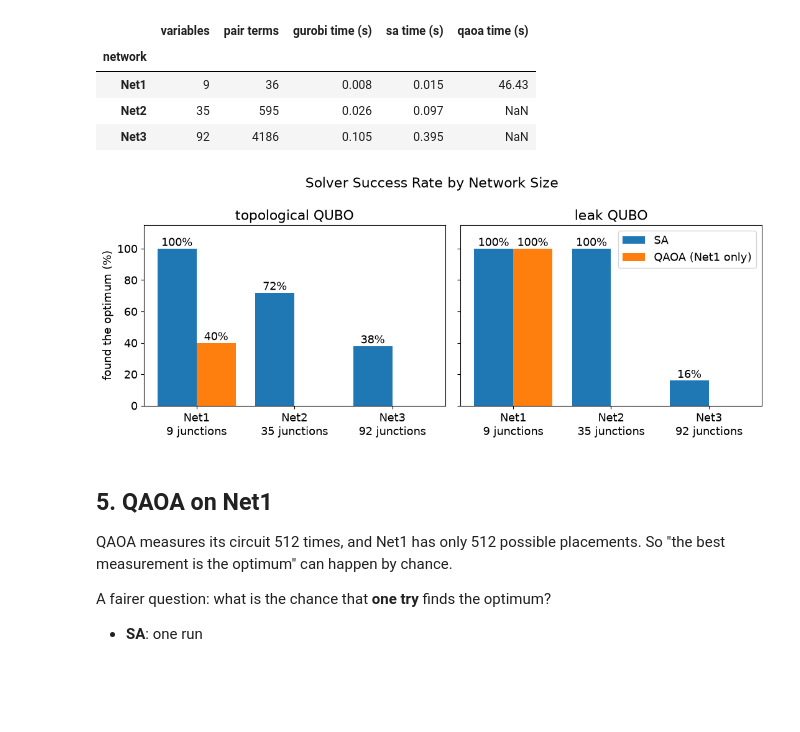
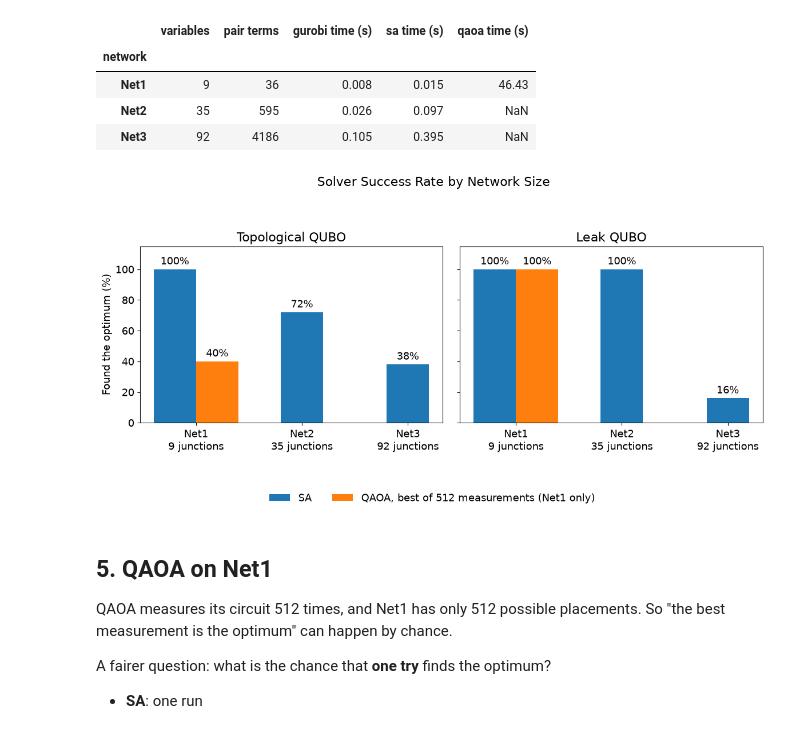
Before and after one commit to hamda-alh/wdn-sensor-qubo, a Jupyter notebook: notebooks/scalability.ipynb, the cells around one changed output. Saved outputs shown, nothing was run; the diff lists cells and outputs as text; code cells hidden in the pictures; blank space fills up the shorter version.

Commit message:
QAOA scalability results

```diff
--- a/notebooks/scalability.ipynb
+++ b/notebooks/scalability.ipynb
@@ -189,34 +189,41 @@ size
 # %%
 sa_found = 100 * seeds.groupby(["qubo", "network"])["found optimum"].mean()
 
-# qaoa: share of its saved solutions that reached the optimum
 qaoa = sol[sol.solver == "qaoa"]
 qaoa_found = 100 * (qaoa["gap"] < 1e-6).groupby([qaoa.formulation, qaoa.network]).mean()
-shift = 0.2 if len(qaoa) else 0          # INSERT QAOA
 
 plt.rcParams.update({"font.size": 13})
-fig, axes = plt.subplots(1, 2, figsize=(11, 4.5), sharey=True)
-x = np.arange(3)
+fig, axes = plt.subplots(1, 2, figsize=(12, 6), sharey=True)
+x = np.arange(len(networks))
+
 for ax, qubo in zip(axes, qubos):
-    bars = ax.bar(x - shift, [sa_found[(qubo, n)] for n in networks], width=0.4, color="tab:blue", label="SA")
-    ax.bar_label(bars, fmt="%.0f%%")
-    if len(qaoa):
-        bars = ax.bar(x + shift, [qaoa_found.get((qubo, n), 0) for n in networks], width=0.4,
-                      color="tab:orange", label="QAOA (Net1 only)")
-        ax.bar_label(bars, labels=[f"{qaoa_found[(qubo, n)]:.0f}%" if (qubo, n) in qaoa_found else "" for n in networks])
+    has_qaoa = np.array([(qubo, n) in qaoa_found for n in networks])
+
+    bars = ax.bar(x - 0.2 * has_qaoa, [sa_found[(qubo, n)] for n in networks],
+                  width=0.4, color="tab:blue", label="SA")
+    ax.bar_label(bars, fmt="%.0f%%", padding=3)
+
+    if has_qaoa.any():
+        bars = ax.bar(x[has_qaoa] + 0.2, [qaoa_found[(qubo, n)] for n in networks if (qubo, n) in qaoa_found],
+                      width=0.4, color="tab:orange", label="QAOA, best of 512 measurements (Net1 only)")
+        ax.bar_label(bars, fmt="%.0f%%", padding=3)
+
     ax.set_xticks(x)
     ax.set_xticklabels(["Net1\n9 junctions", "Net2\n35 junctions", "Net3\n92 junctions"])
-    ax.set_title(f"{qubo} QUBO")
+    ax.set_title(f"{qubo.capitalize()} QUBO")
     ax.set_ylim(0, 115)
-axes[0].set_ylabel("found the optimum (%)")
-axes[1].legend(loc="upper right")
+
+axes[0].set_ylabel("Found the optimum (%)")
+handles, labels = axes[0].get_legend_handles_labels()
+fig.legend(handles, labels, loc="lower center", ncol=2, frameon=False)
 fig.suptitle("Solver Success Rate by Network Size")
-plt.tight_layout()
+fig.tight_layout(rect=(0, 0.14, 1, 0.92))
 
 os.makedirs("results/figures", exist_ok=True)
-plt.savefig("results/figures/scalability.png", dpi=200)
+plt.savefig("results/figures/scalability.png", dpi=300, bbox_inches="tight")
+plt.show()
 # %% [output]
-[figure, old version]
+[figure, new version]
 # %% [markdown]
 ## 5. QAOA on Net1
 
```
Also changed, not shown: 1 other file.
